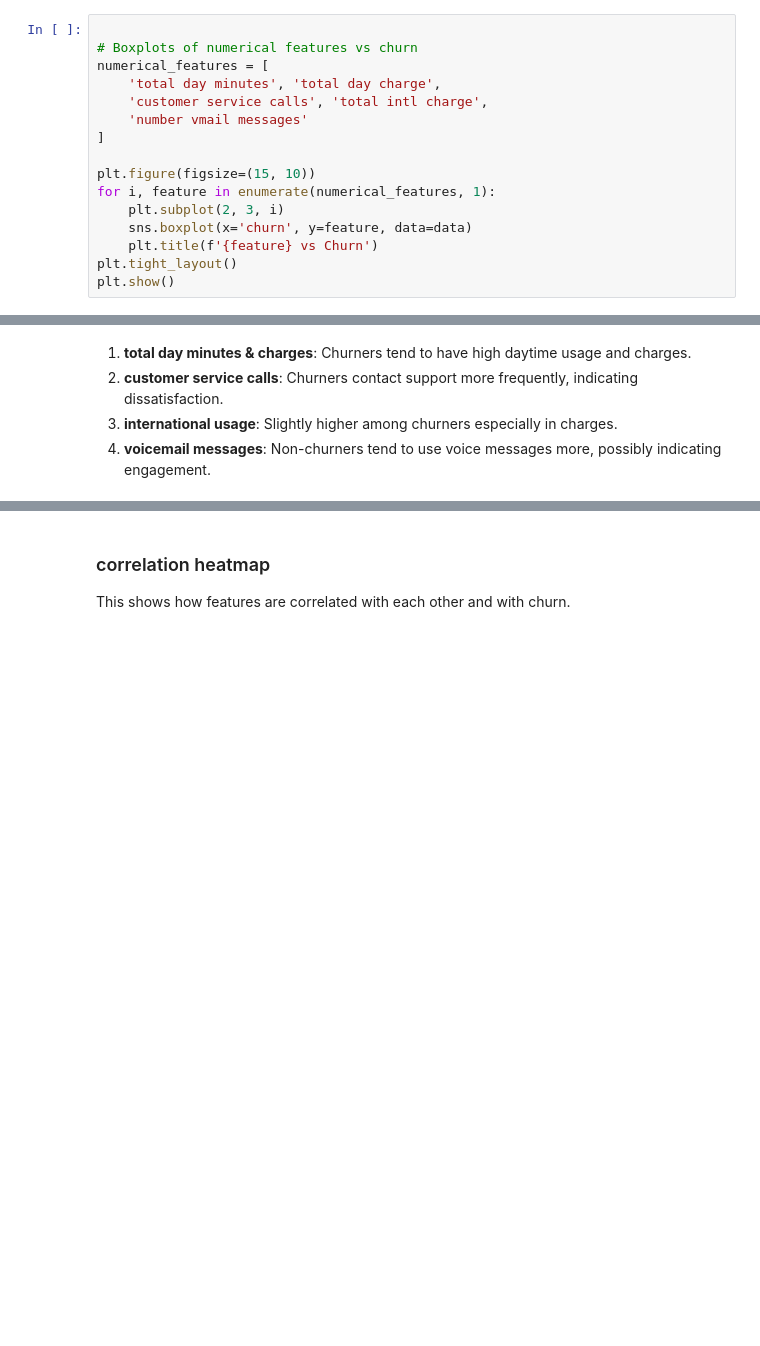
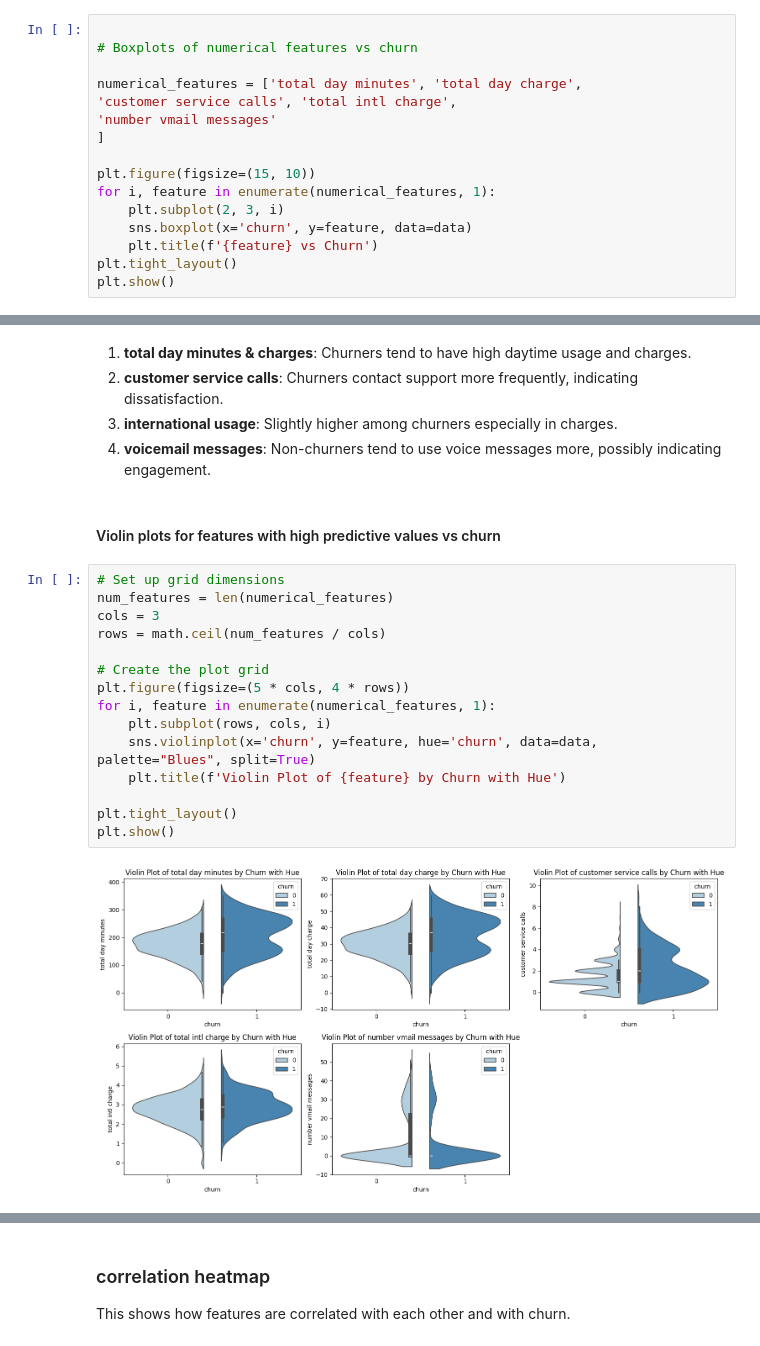
Before and after one commit to Kissienya/Phase3-Moringa-Project, a Jupyter notebook: SyriaTelCustomerChurn.ipynb, the cells around one changed output, grey strips where cells are left out. Saved outputs shown, nothing was run; the diff lists cells and outputs as text; blank space fills up the shorter version.

Commit message:
update SyriaTelCustomerChurn notebook

```diff
--- a/SyriaTelCustomerChurn.ipynb
+++ b/SyriaTelCustomerChurn.ipynb
@@ -145,10 +146,10 @@ Relationship between numerical values by Churn
 # %%
 
 # Boxplots of numerical features vs churn
-numerical_features = [
-    'total day minutes', 'total day charge',
-    'customer service calls', 'total intl charge',
-    'number vmail messages'
+
+numerical_features = ['total day minutes', 'total day charge',
+'customer service calls', 'total intl charge',
+'number vmail messages'
 ]
 
 plt.figure(figsize=(15, 10))
@@ -165,3 +166,22 @@ plt.show()
 2. **customer service calls**: Churners contact support more frequently, indicating dissatisfaction.
 3. **international usage**: Slightly higher among churners especially in charges.
 4. **voicemail messages**: Non-churners tend to use voice messages more, possibly indicating engagement.
+# %% [markdown]
+#### Violin plots for features with high predictive values vs churn
+# %%
+# Set up grid dimensions
+num_features = len(numerical_features)
+cols = 3
+rows = math.ceil(num_features / cols)
+
+# Create the plot grid
+plt.figure(figsize=(5 * cols, 4 * rows))
+for i, feature in enumerate(numerical_features, 1):
+    plt.subplot(rows, cols, i)
+    sns.violinplot(x='churn', y=feature, hue='churn', data=data, palette="Blues", split=True)
+    plt.title(f'Violin Plot of {feature} by Churn with Hue')
+
+plt.tight_layout()
+plt.show()
+# %% [output]
+[figure, added]
```
Also changed, not shown: parts of 15 cells of this notebook.
